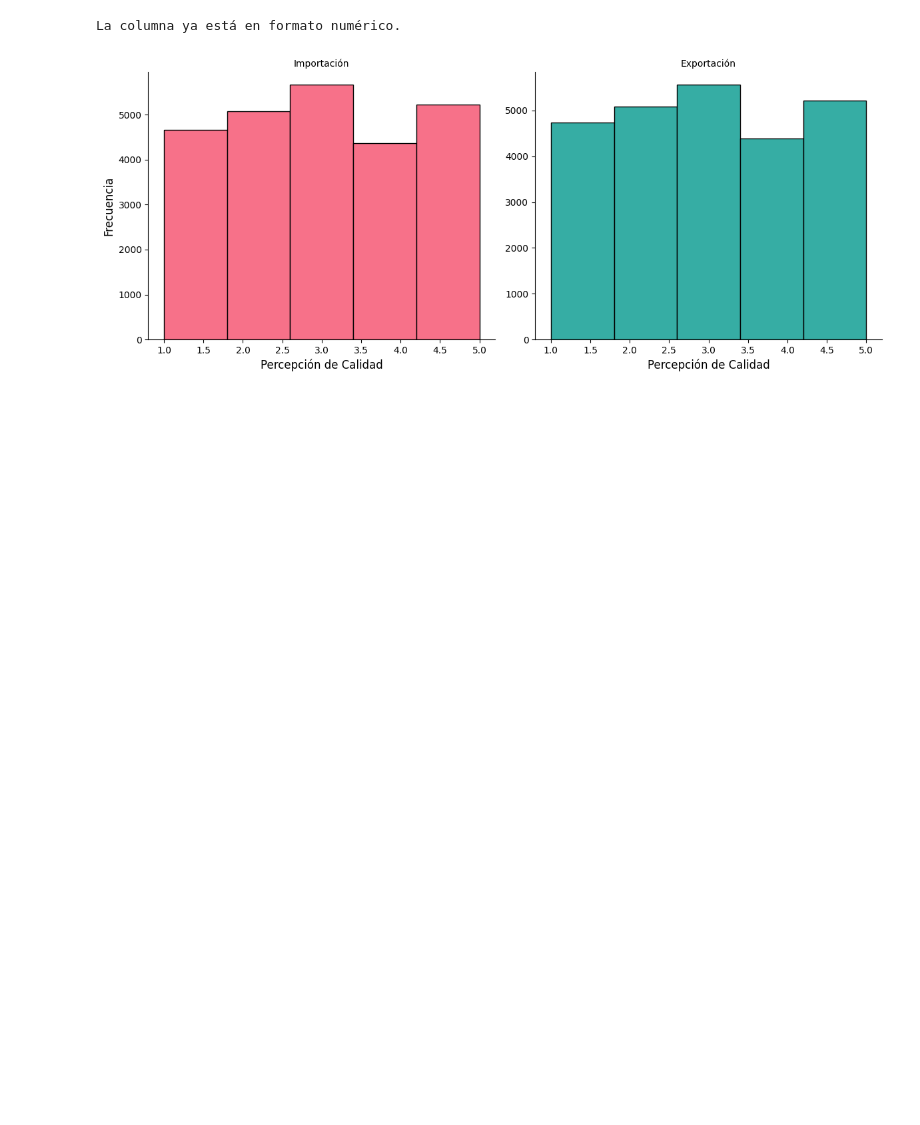
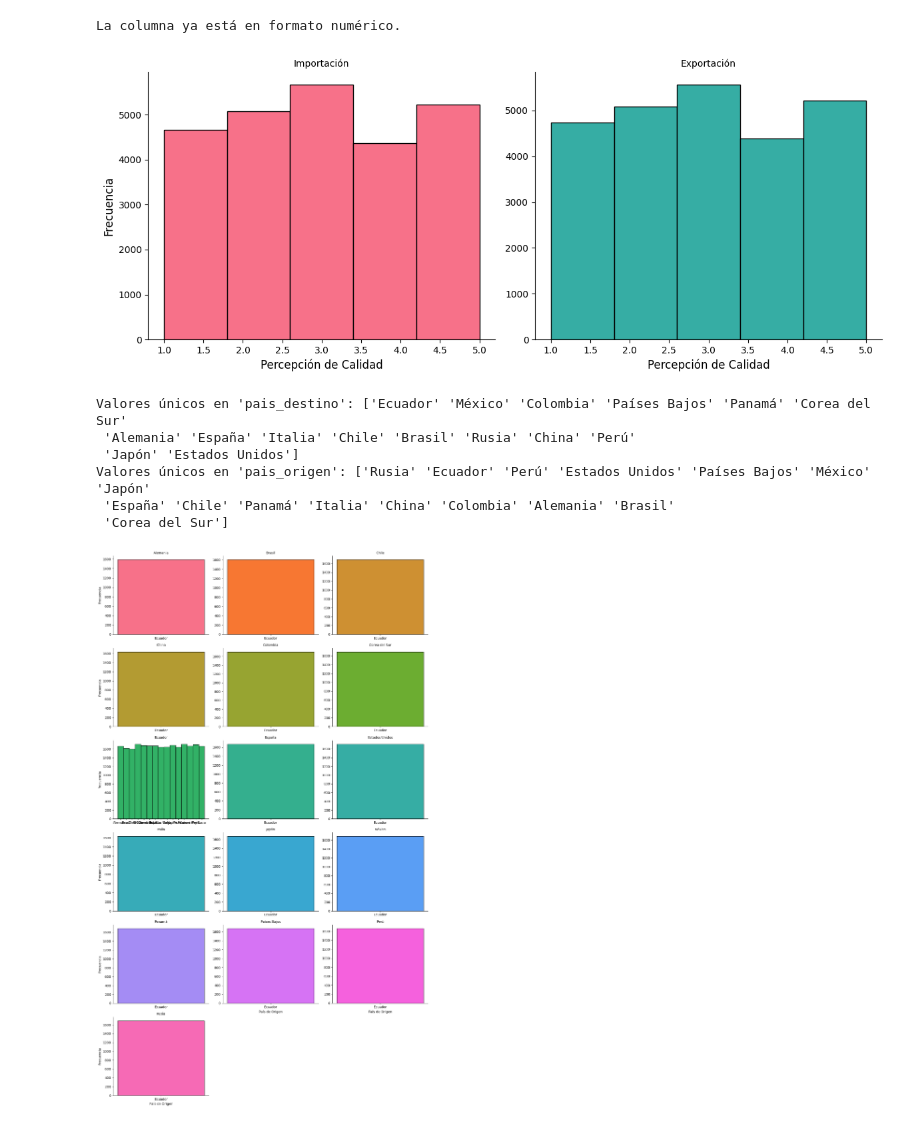
Before and after one commit to santiagonajera/LogiticaInternacional, a Jupyter notebook: LogInternacional_Graficos.ipynb, the cells around one changed output. Saved outputs shown, nothing was run; the diff lists cells and outputs as text; code cells hidden in the pictures; blank space fills up the shorter version.

```diff
--- a/LogInternacional_Graficos.ipynb
+++ b/LogInternacional_Graficos.ipynb
@@ -178,3 +178,63 @@ plt.show()
 # %% [output]
 La columna ya está en formato numérico.
 [figure]
+# %%
+import pandas as pd
+import matplotlib.pyplot as plt
+import seaborn as sns
+
+# Paso 1: Descargar el archivo Excel desde el enlace
+url = "https://github.com/santiagonajera/LogiticaInternacional/raw/refs/heads/main/logistica_internacional_ecuador.xlsx"
+df = pd.read_excel(url)
+
+# Paso 2: Verificar las columnas relevantes
+print("Valores únicos en 'pais_destino':", df['pais_destino'].unique())
+print("Valores únicos en 'pais_origen':", df['pais_origen'].unique())
+
+# Paso 3: Crear una columna categórica para contar la frecuencia de 'pais_origen'
+# Contamos cuántas veces aparece cada país de origen para cada país de destino
+df_counts = df.groupby(['pais_destino', 'pais_origen']).size().reset_index(name='frecuencia')
+
+# Paso 4: Generar histogramas separados por 'pais_destino'
+# Crear una figura con subgráficos para cada categoría de 'pais_destino'
+g = sns.FacetGrid(
+    df_counts,
+    col="pais_destino",  # Separar por la columna 'pais_destino'
+    col_wrap=3,  # Máximo 3 subgráficos por fila
+    height=4,  # Altura de cada subgráfico
+    aspect=1.2,  # Proporción ancho/alto
+    sharex=False,  # No compartir el eje X entre los subgráficos
+    sharey=False  # No compartir el eje Y
+)
+
+# Añadir histogramas a cada subgráfico
+g.map_dataframe(
+    sns.histplot,
+    x="pais_origen",
+    weights="frecuencia",  # Usar la frecuencia como peso
+    bins=5,  # Número de intervalos en el histograma
+    kde=False,  # Sin curva de densidad
+    stat="count"  # Mostrar frecuencia absoluta
+)
+
+# Asignar colores diferentes a las barras de cada histograma
+palette = sns.color_palette("husl", len(df["pais_destino"].unique()))
+for ax, color in zip(g.axes.flat, palette):
+    for patch in ax.patches:
+        patch.set_facecolor(color)
+
+# Personalizar los títulos y etiquetas
+g.set_titles("{col_name}", fontsize=12)  # Título de cada subgráfico
+g.set_axis_labels("País de Origen", "Frecuencia", fontsize=10)  # Etiquetas de los ejes
+g.tight_layout()
+
+# Mostrar el gráfico
+plt.show()
+# %% [output]
+Valores únicos en 'pais_destino': ['Ecuador' 'México' 'Colombia' 'Países Bajos' 'Panamá' 'Corea del Sur'
+ 'Alemania' 'España' 'Italia' 'Chile' 'Brasil' 'Rusia' 'China' 'Perú'
+ 'Japón' 'Estados Unidos']
+Valores únicos en 'pais_origen': ['Rusia' 'Ecuador' 'Perú' 'Estados Unidos' 'Países Bajos' 'México' 'Japón'
+ 'España' 'Chile' 'Panamá' 'Italia' 'China' 'Colombia' 'Alemania' 'Brasil'
+ 'Corea del Sur']
+[figure, added]
```
Also changed, not shown: parts of 9 cells of this notebook.
